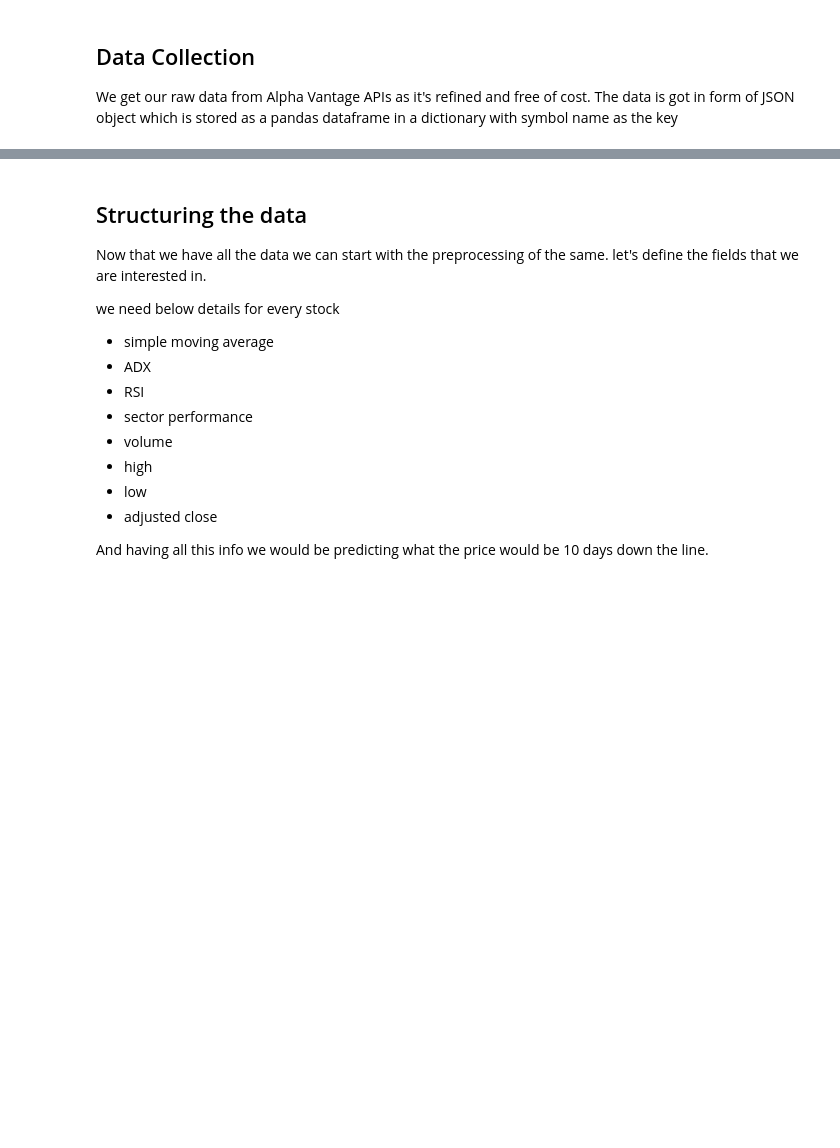
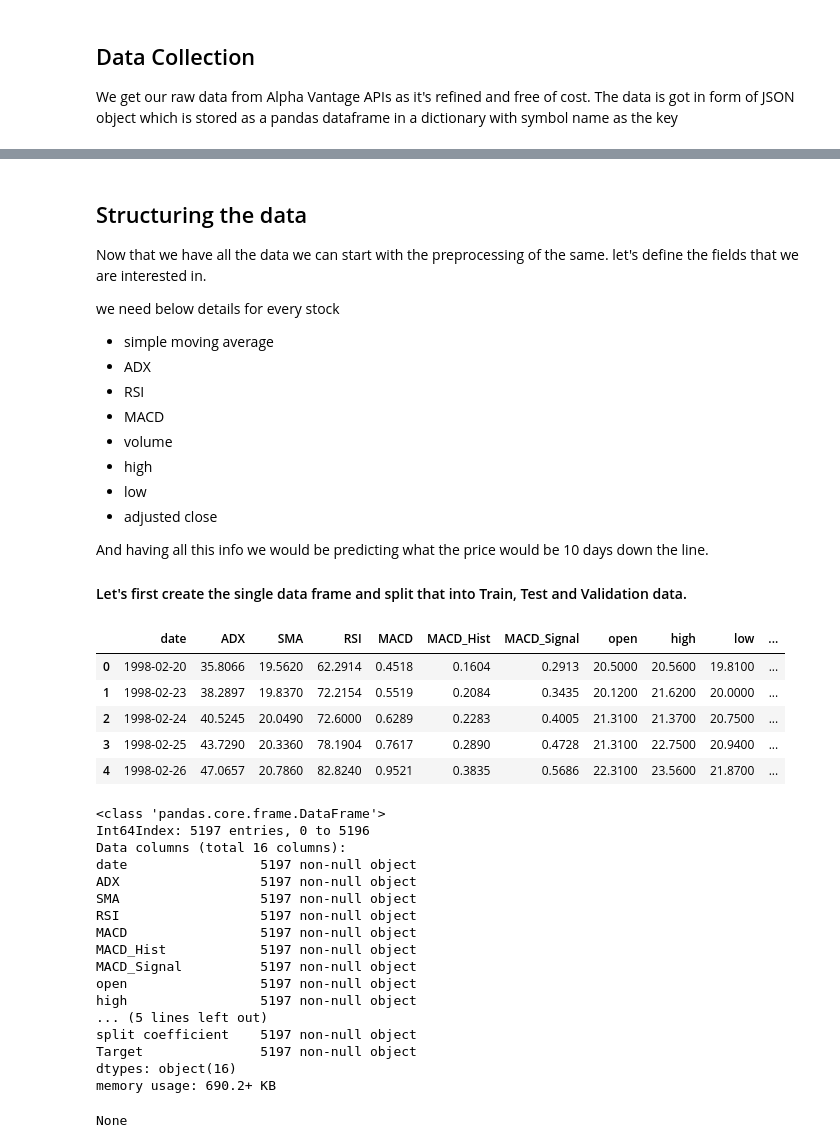
Before and after one commit to Neeraj-Natu/machine-learning_in_finance, a Jupyter notebook: Utils/Data-Prep.ipynb, the cells around one changed output, grey strips where cells are left out. Cells and saved outputs as stored; diff of their text form; code cells hidden in the pictures; blank space fills up the shorter version.

```diff
--- a/Utils/Data-Prep.ipynb
+++ b/Utils/Data-Prep.ipynb
@@ -67,0 +143,14 @@ sectorperformance_data
+# %%
+#SMA_data
+
+parameters = {'function':'SMA', 'interval':interval,'time_period':timeperiod,'series_type':seriestype,'datatype':datatype,'apikey':apikey,'symbol':symbol}
+
+response = requests.get(url, params = parameters);
+data = response.json()
+
+AAPL_SMA_data = pd.DataFrame(data["Technical Analysis: SMA"]).T
+AAPL_SMA_data.reset_index(inplace=True);
+AAPL_SMA_data.rename(columns={'index': 'date'}, inplace=True);
+
+display(AAPL_SMA_data.head())
+display(AAPL_SMA_data.info())
@@ -67,0 +172,15 @@ sectorperformance_data
+# %%
+# MACD_data
+
+parameters = {'function':'MACD', 'interval':interval,'series_type':seriestype,'datatype':datatype,'apikey':apikey,'symbol':symbol}
+
+response = requests.get(url, params = parameters);
+data = response.json()
+
+AAPL_MACD_data = pd.DataFrame(data["Technical Analysis: MACD"]).T
+
+AAPL_MACD_data.reset_index(inplace=True);
+AAPL_MACD_data.rename(columns={'index': 'date'}, inplace=True);
+
+display(AAPL_MACD_data.head())
+display(AAPL_MACD_data.info())
@@ -75,10 +211,47 @@ we need below details for every stock
 + simple moving average
 + ADX
 + RSI
-+ sector performance
++ MACD
 + volume
 + high
 + low
 + adjusted close
 
 And having all this info we would be predicting what the price would be 10 days down the line.
+
+#### Let's first create the single data frame and split that into Train, Test and Validation data.
+# %%
+All_frames = [AAPL_ADX_data,AAPL_SMA_data,AAPL_RSI_data,AAPL_MACD_data,AAPL_TS_data];
+
+# Luckily this cool function reduces the final merged dataframe dropping any of the rows where the values were not present.
+# Thus we get a clean dataframe to use which is fully cleaned.
+
+Merged_frames = reduce(lambda  left,right: pd.merge(left,right), All_frames)
+
+display(Merged_frames.head())
+display(Merged_frames.info())
+# %% [output]
+|  | date | ADX | SMA | RSI | MACD | MACD_Hist | MACD_Signal | open | high | low | ... |
+| 0 | 1998-02-20 | 35.8066 | 19.5620 | 62.2914 | 0.4518 | 0.1604 | 0.2913 | 20.5000 | 20.5600 | 19.8100 | ... |
+| 1 | 1998-02-23 | 38.2897 | 19.8370 | 72.2154 | 0.5519 | 0.2084 | 0.3435 | 20.1200 | 21.6200 | 20.0000 | ... |
+| 2 | 1998-02-24 | 40.5245 | 20.0490 | 72.6000 | 0.6289 | 0.2283 | 0.4005 | 21.3100 | 21.3700 | 20.7500 | ... |
+| 3 | 1998-02-25 | 43.7290 | 20.3360 | 78.1904 | 0.7617 | 0.2890 | 0.4728 | 21.3100 | 22.7500 | 20.9400 | ... |
+| 4 | 1998-02-26 | 47.0657 | 20.7860 | 82.8240 | 0.9521 | 0.3835 | 0.5686 | 22.3100 | 23.5600 | 21.8700 | ... |
+<class 'pandas.core.frame.DataFrame'>
+Int64Index: 5197 entries, 0 to 5196
+Data columns (total 16 columns):
+date                 5197 non-null object
+ADX                  5197 non-null object
+SMA                  5197 non-null object
+RSI                  5197 non-null object
+MACD                 5197 non-null object
+MACD_Hist            5197 non-null object
+MACD_Signal          5197 non-null object
+open                 5197 non-null object
+high                 5197 non-null object
+... (5 lines left out)
+split coefficient    5197 non-null object
+Target               5197 non-null object
+dtypes: object(16)
+memory usage: 690.2+ KB
+None
```
Also changed, not shown: parts of 13 cells of this notebook, 15 other files.
